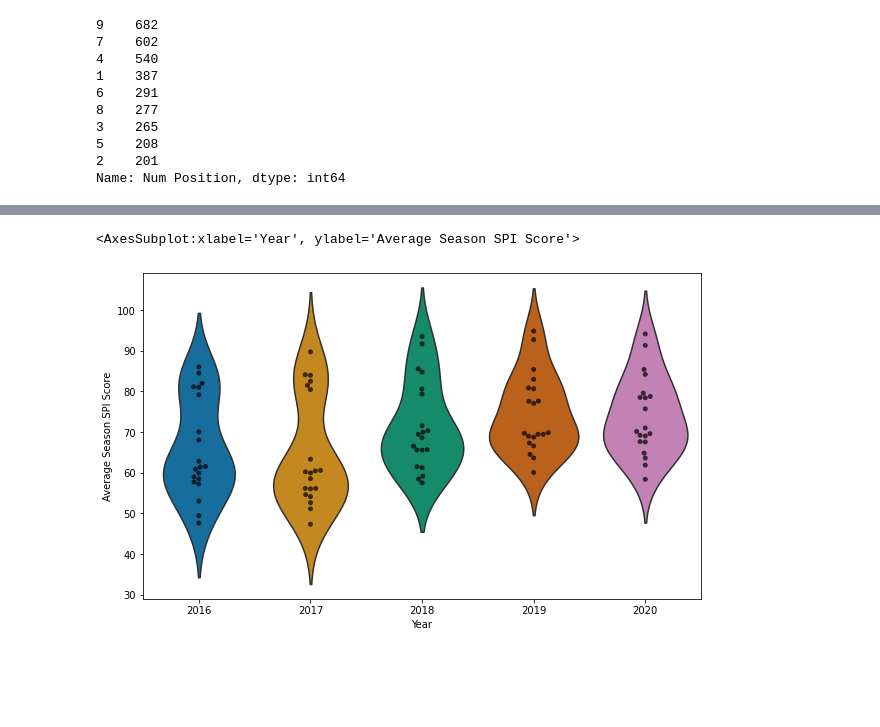
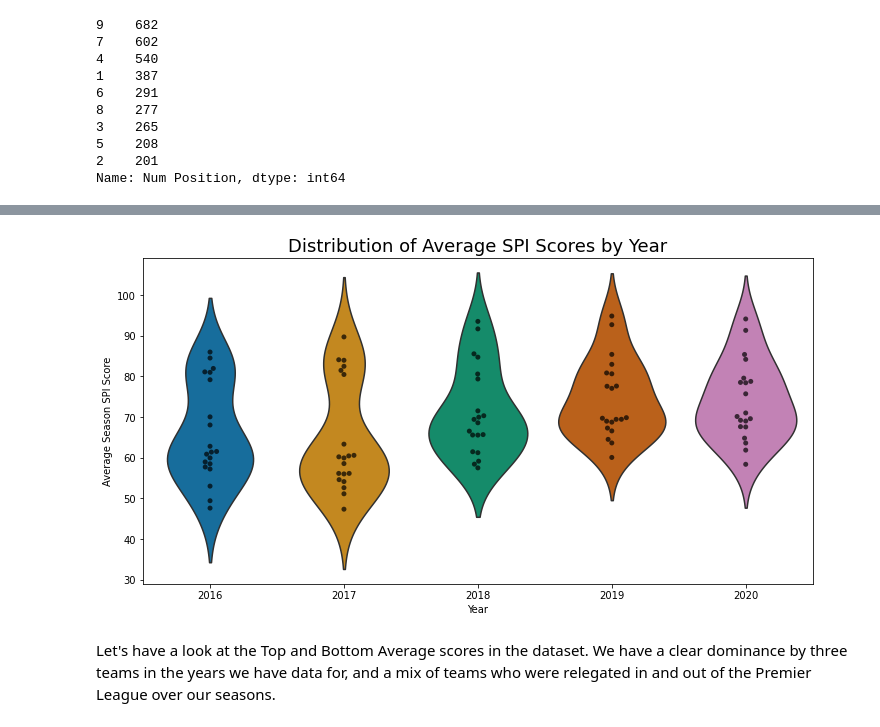
Before and after one commit to tdraths/transfers_capstone, a Jupyter notebook: notebooks/New_Features.ipynb, the cells around one changed output, grey strips where cells are left out. Cells and saved outputs as stored; diff of their text form; code cells hidden in the pictures; blank space fills up the shorter version.

```diff
--- a/notebooks/New_Features.ipynb
+++ b/notebooks/New_Features.ipynb
@@ -489,8 +488,8 @@ def get_most_frequent(column):
 # Creating a function to help me groupby and aggregate
 def my_agg(x):
     features = {
-        'Total Transfers In': x[x['Movement In/Out'] == 'in']['Fee'].count(),
-        'Total Transfers Out': x[x['Movement In/Out'] == 'out']['Fee'].count(),
+        'Total Transfers (In)': x[x['Movement In/Out'] == 'in']['Fee'].count(),
+        'Total Transfers (Out)': x[x['Movement In/Out'] == 'out']['Fee'].count(),
         'Total Spent (In)': x[x['Movement In/Out'] == 'in']['Fee'].sum(),
         'Total Earned (Out)': x[x['Movement In/Out'] == 'out']['Fee'].sum(),
         'Average Fee (In)': x[x['Movement In/Out'] == 'in']['Fee'].mean(),
@@ -542,0 +527,8 @@ df.head(10)
+# %%
+df.sort_values(by=['Team Name', 'Year'], inplace=True)
+
+df['spi_diffs'] = df.groupby(['Team Name'])['Average Season SPI Score'].transform(lambda x: x.diff())
+
+df.sort_index(inplace=True)
+# %%
+df.loc[:, 'spi_diffs'].fillna(df['spi_diffs'].groupby(df['Team Name']).transform('mean'), inplace=True)
@@ -572,0 +566,3 @@ df[df['Team'] == 'WBA']
+# %%
+df = df.fillna(0)
+df.isna().sum()
@@ -605,18 +619,19 @@ df.describe()
 # %%
-df_2020 = df[df['Year'] == 2020]
-
-plt.figure(figsize=(10,6))
+plt.figure(figsize=(12,6))
 sns.violinplot(x='Year',
               y='Average Season SPI Score',
               data=df,
               inner=None,
               palette= 'colorblind')
 
 sns.swarmplot(x='Year',
               y='Average Season SPI Score',
               data=df,
               color='k',
               alpha=0.7)
+
+plt.title('Distribution of Average SPI Scores by Year', fontsize=18);
 # %% [output]
-<AxesSubplot:xlabel='Year', ylabel='Average Season SPI Score'>
-[figure, old version]
+[figure, new version]
+# %% [markdown]
+Let's have a look at the Top and Bottom Average scores in the dataset. We have a clear dominance by three teams in the years we have data for, and a mix of teams who were relegated in and out of the Premier League over our seasons.
```
Also changed, not shown: parts of 24 cells of this notebook.
